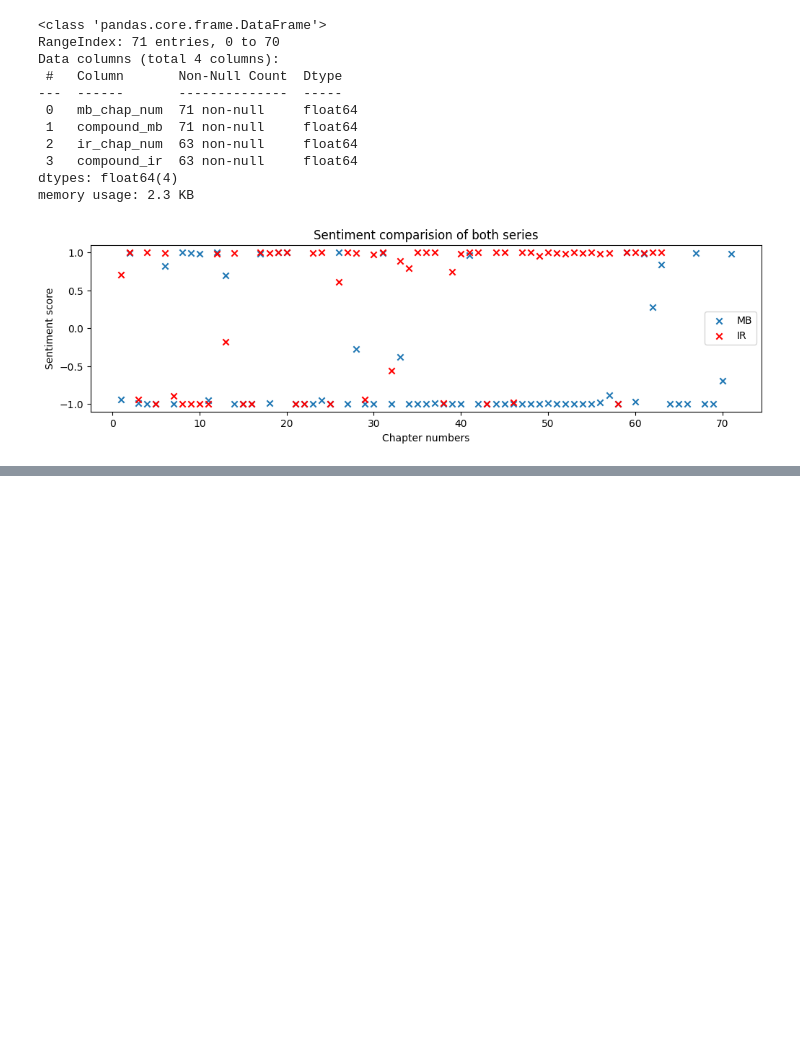
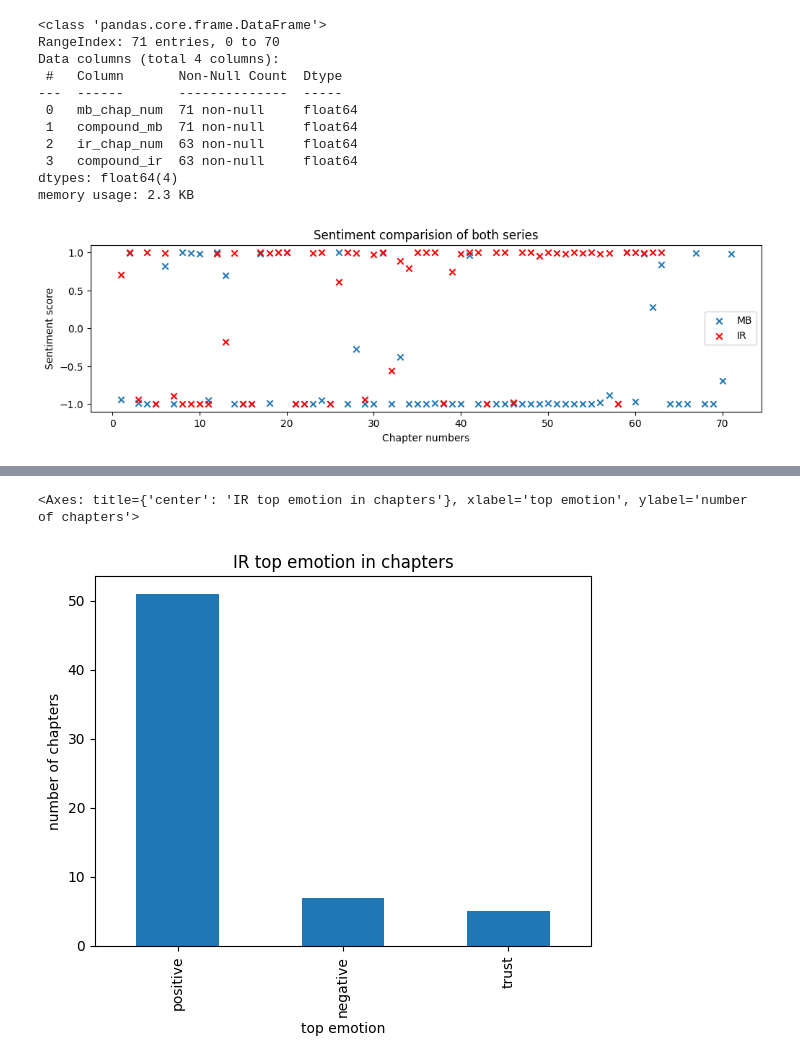
Before and after one commit to akankshazc/character_quiz_generator, a Jupyter notebook: 3_Data_Analysis/text_sentiment_analysis.ipynb, the cells around one changed output, grey strips where cells are left out. Cells and saved outputs as stored; diff of their text form; code cells hidden in the pictures; blank space fills up the shorter version.

```diff
--- a/3_Data_Analysis/text_sentiment_analysis.ipynb
+++ b/3_Data_Analysis/text_sentiment_analysis.ipynb
@@ -188,0 +208,9 @@ plt.show();
+# %%
+# For IR series
+
+ir_chapter_emotions_dict = {}
+
+for chapter in ir_chapter_texts.keys():
+    nrc = NRCLex(ir_chapter_texts[chapter])
+    ir_chapter_emotions_dict[chapter] = nrc.affect_frequencies
+    ir_chapter_emotions_dict[chapter]['top emotion'] = nrc.top_emotions[0][0]
@@ -188,0 +229,6 @@ plt.show();
+# %%
+ir_emotion_df['top emotion'].value_counts().plot(kind='bar', title='IR top emotion in chapters',
+                                                 xlabel='top emotion', ylabel='number of chapters')
+# %% [output]
+<Axes: title={'center': 'IR top emotion in chapters'}, xlabel='top emotion', ylabel='number of chapters'>
+[figure, added]
```
Also changed, not shown: parts of 26 cells of this notebook.
